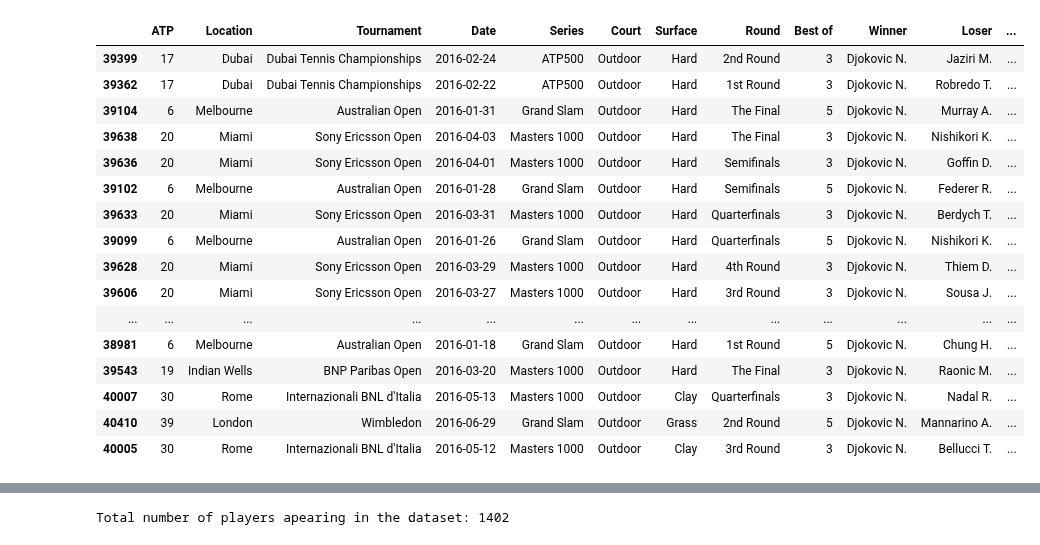
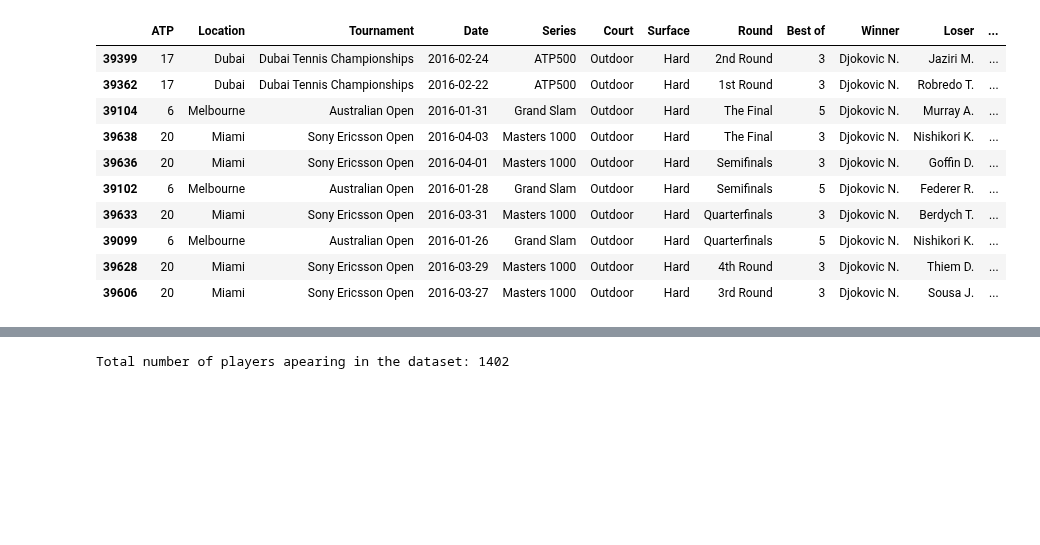
Before and after one commit to sprogl/sporting-bet-prediction, a Jupyter notebook: ATP_first_notebook.ipynb, the cells around one changed output, grey strips where cells are left out. Cells and saved outputs as stored; diff of their text form; code cells hidden in the pictures; blank space fills up the shorter version.

```diff
--- a/ATP_first_notebook.ipynb
+++ b/ATP_first_notebook.ipynb
@@ -9,22 +9,16 @@ pd.set_option('display.max_rows', None)
 pd.set_option('display.max_columns', None)
 # %%
 df = df_atp.sort_values("elo_winner", ascending = False)
-df.head(20)
+df.head(10)
 # %% [output]
 |  | ATP | Location | Tournament | Date | Series | Court | Surface | Round | Best of | Winner | Loser | ... |
 | 39399 | 17 | Dubai | Dubai Tennis Championships | 2016-02-24 | ATP500 | Outdoor | Hard | 2nd Round | 3 | Djokovic N. | Jaziri M. | ... |
 | 39362 | 17 | Dubai | Dubai Tennis Championships | 2016-02-22 | ATP500 | Outdoor | Hard | 1st Round | 3 | Djokovic N. | Robredo T. | ... |
 | 39104 | 6 | Melbourne | Australian Open | 2016-01-31 | Grand Slam | Outdoor | Hard | The Final | 5 | Djokovic N. | Murray A. | ... |
 | 39638 | 20 | Miami | Sony Ericsson Open | 2016-04-03 | Masters 1000 | Outdoor | Hard | The Final | 3 | Djokovic N. | Nishikori K. | ... |
 | 39636 | 20 | Miami | Sony Ericsson Open | 2016-04-01 | Masters 1000 | Outdoor | Hard | Semifinals | 3 | Djokovic N. | Goffin D. | ... |
 | 39102 | 6 | Melbourne | Australian Open | 2016-01-28 | Grand Slam | Outdoor | Hard | Semifinals | 5 | Djokovic N. | Federer R. | ... |
 | 39633 | 20 | Miami | Sony Ericsson Open | 2016-03-31 | Masters 1000 | Outdoor | Hard | Quarterfinals | 3 | Djokovic N. | Berdych T. | ... |
 | 39099 | 6 | Melbourne | Australian Open | 2016-01-26 | Grand Slam | Outdoor | Hard | Quarterfinals | 5 | Djokovic N. | Nishikori K. | ... |
 | 39628 | 20 | Miami | Sony Ericsson Open | 2016-03-29 | Masters 1000 | Outdoor | Hard | 4th Round | 3 | Djokovic N. | Thiem D. | ... |
 | 39606 | 20 | Miami | Sony Ericsson Open | 2016-03-27 | Masters 1000 | Outdoor | Hard | 3rd Round | 3 | Djokovic N. | Sousa J. | ... |
-| ... | ... | ... | ... | ... | ... | ... | ... | ... | ... | ... | ... | ... |
-| 38981 | 6 | Melbourne | Australian Open | 2016-01-18 | Grand Slam | Outdoor | Hard | 1st Round | 5 | Djokovic N. | Chung H. | ... |
-| 39543 | 19 | Indian Wells | BNP Paribas Open | 2016-03-20 | Masters 1000 | Outdoor | Hard | The Final | 3 | Djokovic N. | Raonic M. | ... |
-| 40007 | 30 | Rome | Internazionali BNL d'Italia | 2016-05-13 | Masters 1000 | Outdoor | Clay | Quarterfinals | 3 | Djokovic N. | Nadal R. | ... |
-| 40410 | 39 | London | Wimbledon | 2016-06-29 | Grand Slam | Outdoor | Grass | 2nd Round | 5 | Djokovic N. | Mannarino A. | ... |
-| 40005 | 30 | Rome | Internazionali BNL d'Italia | 2016-05-12 | Masters 1000 | Outdoor | Clay | 3rd Round | 3 | Djokovic N. | Bellucci T. | ... |
```
Also changed, not shown: parts of 8 cells of this notebook.
